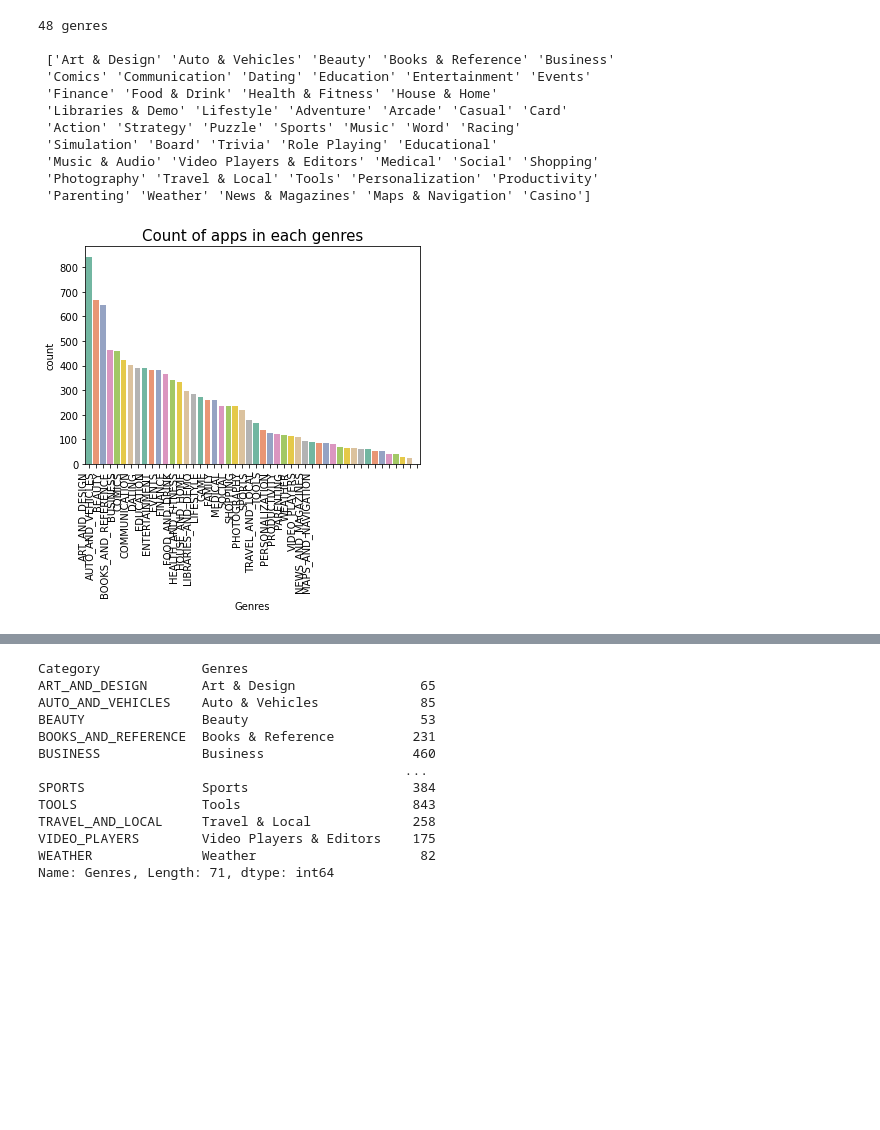
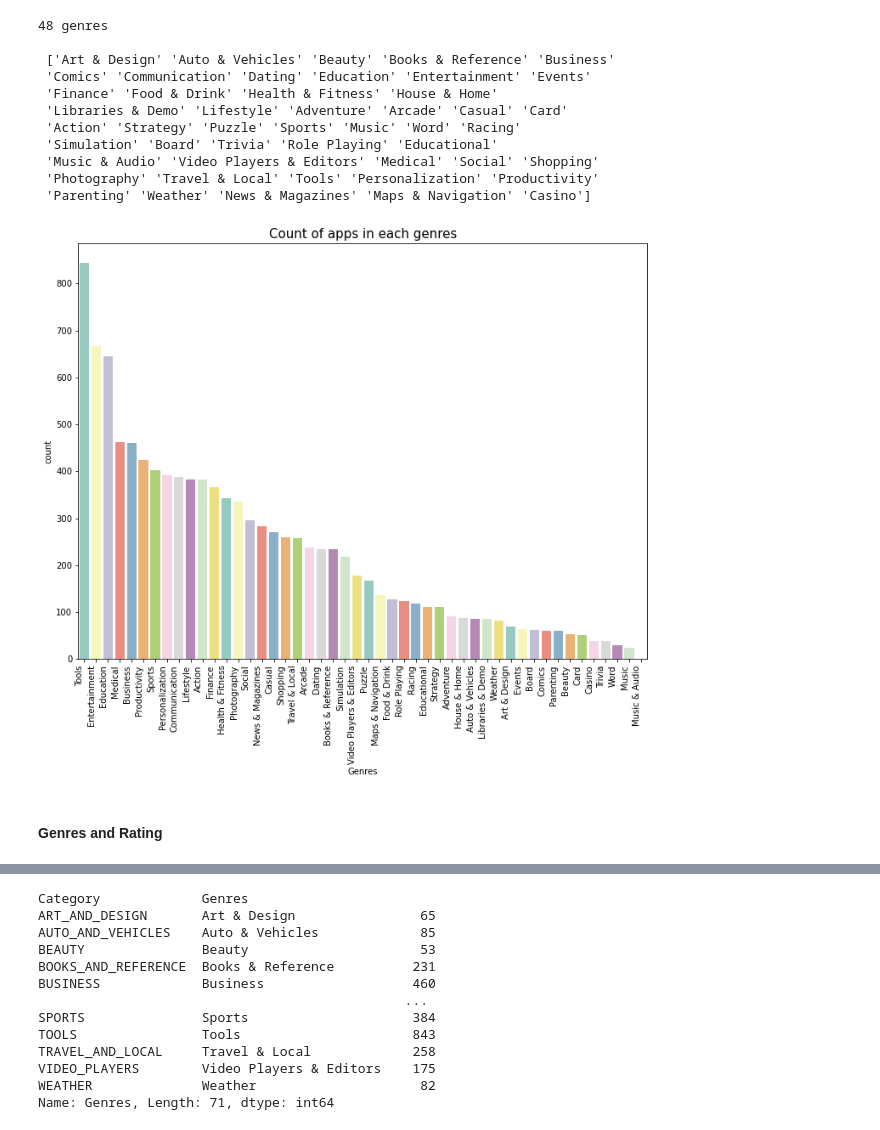
Before and after one commit to chloesjung/Google-Play-Store-Apps, a Jupyter notebook: GooglePlayStoreAppProject_JUNG.ipynb, the cells around one changed output, grey strips where cells are left out. Drawn from its saved outputs; the diff is of its cells as text; code cells hidden in the pictures; blank space fills up the shorter version.

```diff
--- a/GooglePlayStoreAppProject_JUNG.ipynb
+++ b/GooglePlayStoreAppProject_JUNG.ipynb
@@ -90,0 +144,3 @@ data.shape
+# %%
+# Delete the row with "Rating"=19.0
+data = data.drop(data[data['Rating'] == 19.0].index)
@@ -90,0 +164,6 @@ data.shape
+# %%
+rcParams['figure.figsize'] = 12,9;
+gr = sns.kdeplot(data.Rating, color="orange", shade = True);
+gr.set_xlabel("Rating");
+gr.set_ylabel("Frequency");
+plt.title('Kernel Density Plot of Rating');
@@ -183,4 +301,0 @@ It seems that the info has not been properly entered into correct columns. So I
-# %%
-# drop incorrect row
-data.drop(data.index[data['Category'] == '1.9'], inplace = True)
-data[data['Category']=='1.9']
@@ -257,9 +431,11 @@ print("\n", data['Genres'].unique())
  'Photography' 'Travel & Local' 'Tools' 'Personalization' 'Productivity'
  'Parenting' 'Weather' 'News & Magazines' 'Maps & Navigation' 'Casino']
 # %%
-gg = sns.countplot(x="Genres",data=data, palette = "Set2",order=data['Genres'].value_counts().index);
-gg.set_xticklabels(gc.get_xticklabels(), rotation=90, ha="right");
+gg = sns.countplot(x="Genres",data=data, palette = "Set3",order=data['Genres'].value_counts().index);
+gg.set_xticklabels(gg.get_xticklabels(), rotation=90, ha="right");
 gg
 plt.title('Count of apps in each genres',size = 15);
 # %% [output]
-[figure, old version]
+[figure, new version]
+# %% [markdown]
+#### Genres and Rating
```
Also changed, not shown: parts of 195 cells of this notebook.
